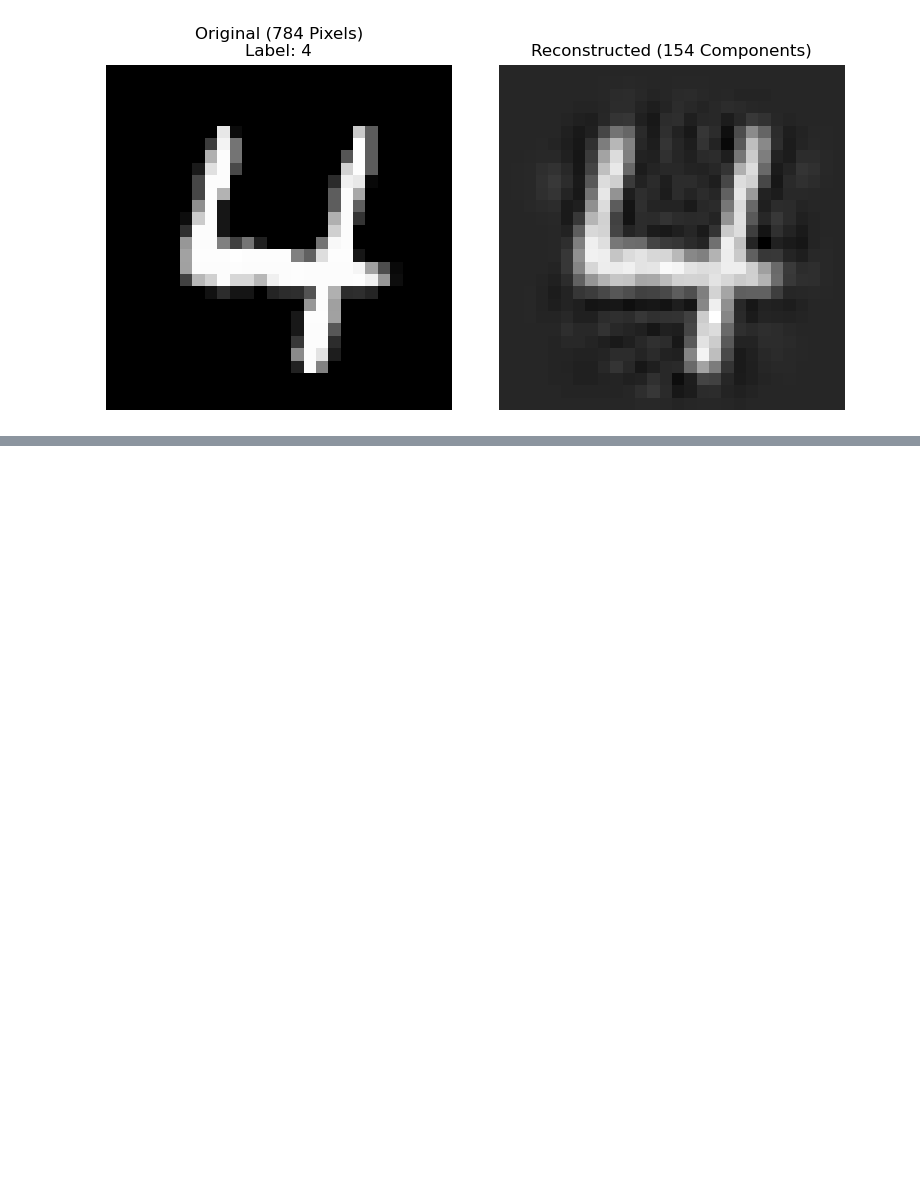
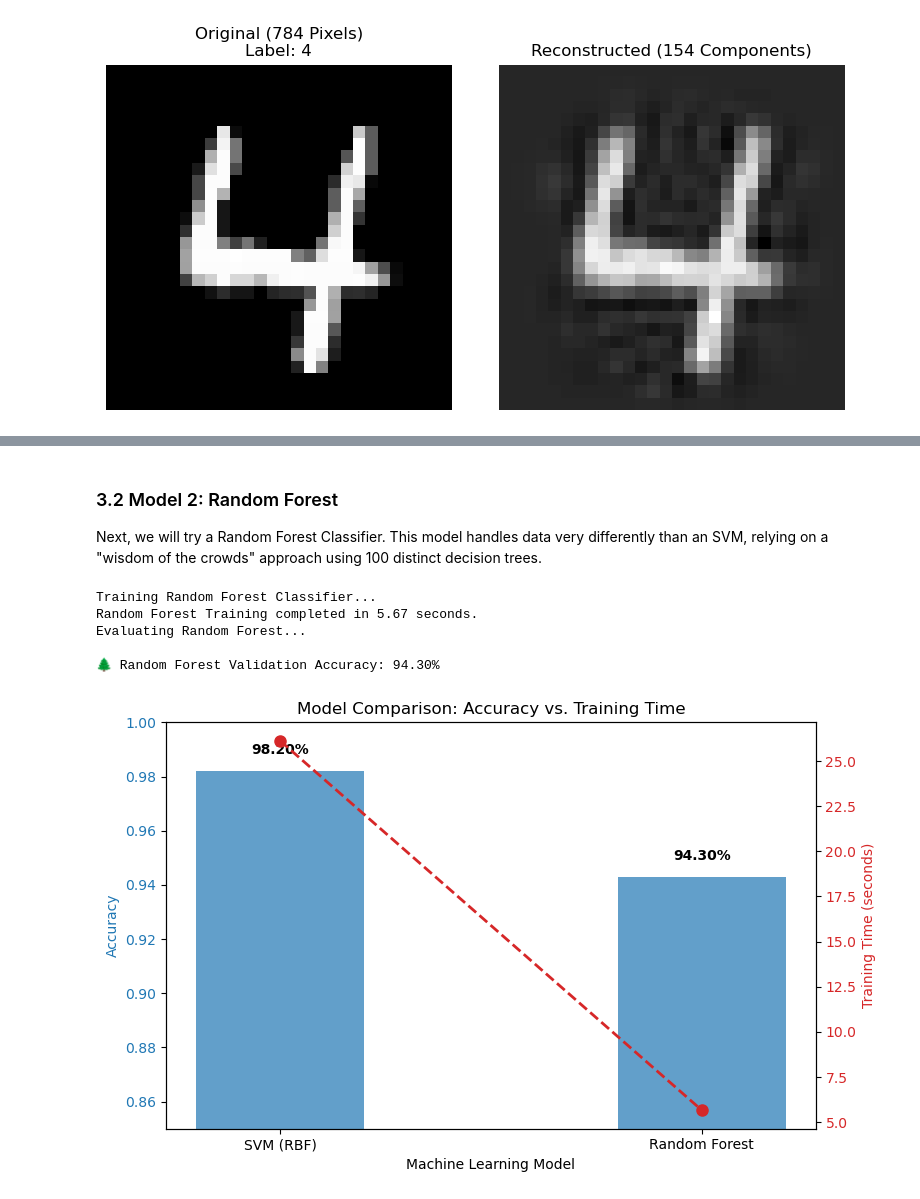
Before and after one commit to Priyank2001/FOML, a Jupyter notebook: program.ipynb, the cells around one changed output, grey strips where cells are left out. Saved outputs shown, nothing was run; the diff lists cells and outputs as text; code cells hidden in the pictures; blank space fills up the shorter version.

```diff
--- a/program.ipynb
+++ b/program.ipynb
@@ -188,0 +241,60 @@ Compressed shape: (42000, 154)
+# %% [markdown]
+### 3.2 Model 2: Random Forest
+Next, we will try a Random Forest Classifier. This model handles data very differently than an SVM, relying on a "wisdom of the crowds" approach using 100 distinct decision trees.
+# %%
+from sklearn.ensemble import RandomForestClassifier
+
+print("Training Random Forest Classifier...")
+# n_estimators=100 means we are planting 100 decision trees
+rf_model = RandomForestClassifier(n_estimators=100, random_state=42, n_jobs=-1)
+
+start_time = time.time()
+rf_model.fit(X_train, y_train)
+rf_time = time.time() - start_time
+print(f"Random Forest Training completed in {rf_time:.2f} seconds.")
+
+# Evaluate on the validation set
+print("Evaluating Random Forest...")
+rf_preds = rf_model.predict(X_val)
+rf_accuracy = accuracy_score(y_val, rf_preds)
+
+print(f"\n🌲 Random Forest Validation Accuracy: {rf_accuracy:.2%}")
+# %% [output]
+Training Random Forest Classifier...
+Random Forest Training completed in 5.67 seconds.
+Evaluating Random Forest...
+
+🌲 Random Forest Validation Accuracy: 94.30%
+# %%
+# Let's plot a quick comparison for the report!
+models = ['SVM (RBF)', 'Random Forest']
+accuracies = [svm_accuracy, rf_accuracy]
+times = [svm_time, rf_time]
+
+fig, ax1 = plt.subplots(figsize=(8, 5))
+
+# Plot Accuracy (Bar chart)
+color = 'tab:blue'
+ax1.set_xlabel('Machine Learning Model')
+ax1.set_ylabel('Accuracy', color=color)
+bars = ax1.bar(models, accuracies, color=color, alpha=0.7, width=0.4)
+ax1.tick_params(axis='y', labelcolor=color)
+ax1.set_ylim(0.85, 1.0) # Zoom in to see the difference
+
+# Add accuracy labels on top of bars
+for bar in bars:
+    yval = bar.get_height()
+    ax1.text(bar.get_x() + bar.get_width()/2, yval + 0.005, f"{yval:.2%}", ha='center', va='bottom', fontweight='bold')
+
+# Plot Time taken (Line chart on secondary Y axis)
+ax2 = ax1.twinx()
+color = 'tab:red'
+ax2.set_ylabel('Training Time (seconds)', color=color)
+ax2.plot(models, times, color=color, marker='o', linestyle='dashed', linewidth=2, markersize=8)
+ax2.tick_params(axis='y', labelcolor=color)
+
+plt.title('Model Comparison: Accuracy vs. Training Time')
+plt.tight_layout()
+plt.show()
+# %% [output]
+[figure, added]
```
Also changed, not shown: parts of 9 cells of this notebook, 1 other file.
